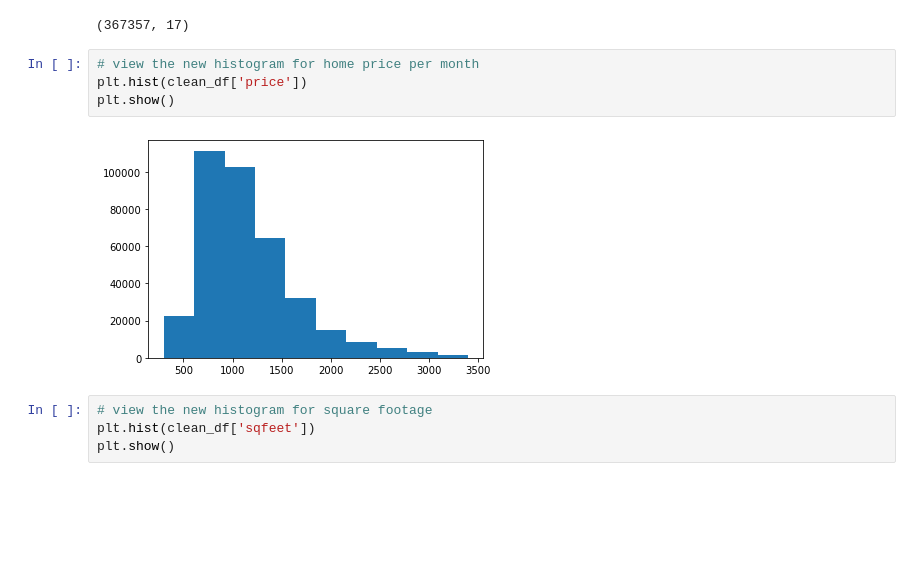
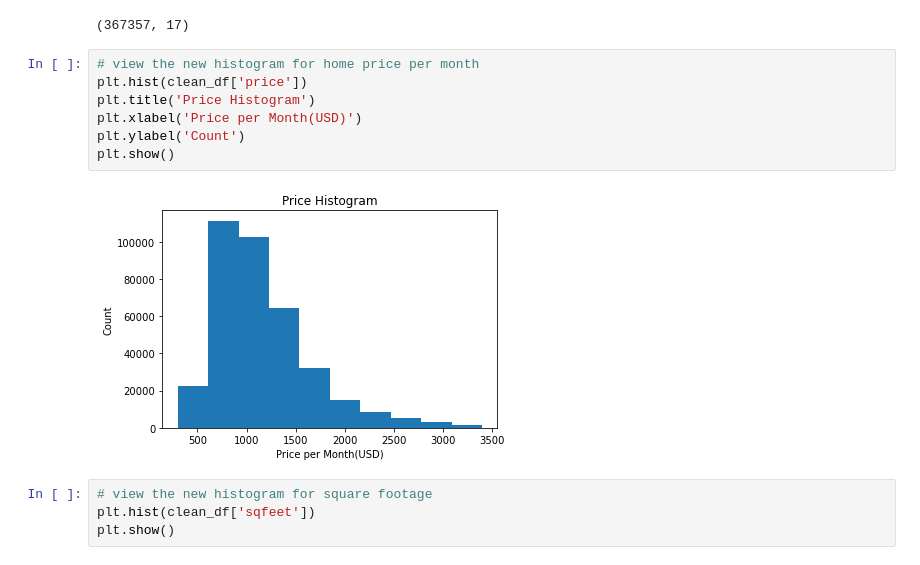
Before and after one commit to memanuel0109/Machine-Learning-Solutions-Linear-Regression, a Jupyter notebook: Notebooks/cleaning.ipynb, the cells around one changed output. Cells and saved outputs as stored; diff of their text form; blank space fills up the shorter version.

```diff
--- a/Notebooks/cleaning.ipynb
+++ b/Notebooks/cleaning.ipynb
@@ -202,9 +202,12 @@ print(clean_df.shape) # view the new shape
 # %%
 # view the new histogram for home price per month
 plt.hist(clean_df['price'])
+plt.title('Price Histogram')
+plt.xlabel('Price per Month(USD)')
+plt.ylabel('Count')
 plt.show()
 # %% [output]
-[figure, old version]
+[figure, new version]
 # %%
 # view the new histogram for square footage
 plt.hist(clean_df['sqfeet'])
```
Also changed, not shown: 2 other files.
